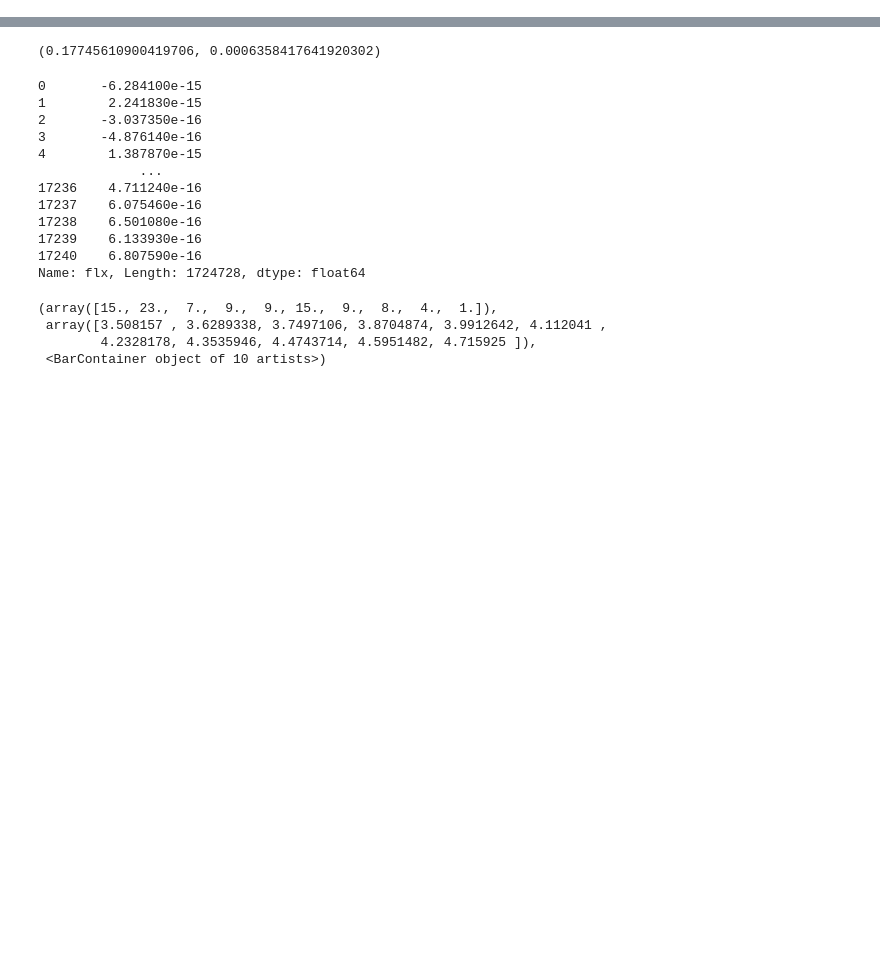
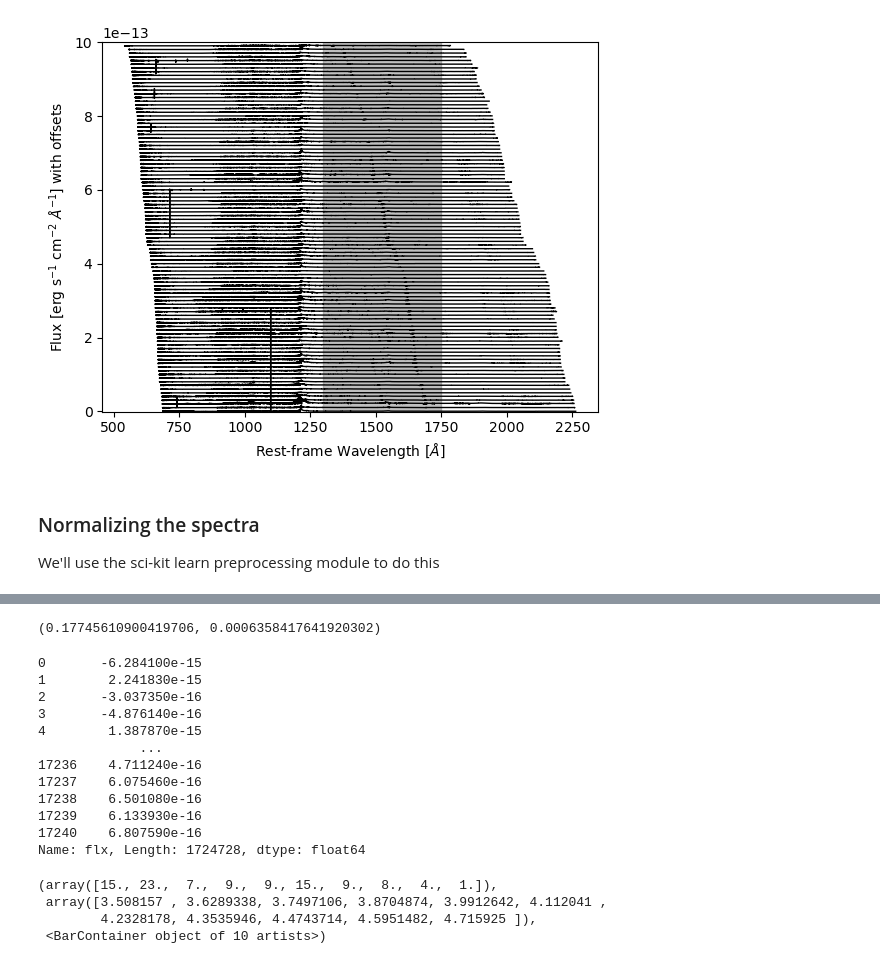
Before and after one commit to bayu-wilson/quasar_spectral_reconstruction_with_PCA, a Jupyter notebook: DimReductionAstroSpectra.ipynb, the cells around one changed output, grey strips where cells are left out. Cells and saved outputs as stored; diff of their text form; code cells hidden in the pictures; blank space fills up the shorter version.

```diff
--- a/DimReductionAstroSpectra.ipynb
+++ b/DimReductionAstroSpectra.ipynb
@@ -45,0 +84,17 @@ plt.ylim(-1e-15,1e-15)
+# %%
+for i in range(100):
+    df_i = df_tot[df_tot["qso_idx"] == i]
+    wav_rest = df_i["wav_rest"]
+    flx = df_i["flx"]
+    plt.plot(wav_rest, flx+1e-14*i,lw=1,color='k')
+plt.ylabel(r"Flux [erg s$^{-1}$ cm$^{-2}$ $\AA^{-1}$] with offsets")
+plt.xlabel(r"Rest-frame Wavelength [$\AA$]")
+plt.ylim(-1e-15,1e-14+1e-14*i)
+plt.axvspan(1300,1750,color='gray',alpha=0.5)
+plt.show()
+# %% [output]
+[figure, added]
+# %% [markdown]
+### Normalizing the spectra
+
+We'll use the sci-kit learn preprocessing module to do this
```
Also changed, not shown: parts of 40 cells of this notebook.
